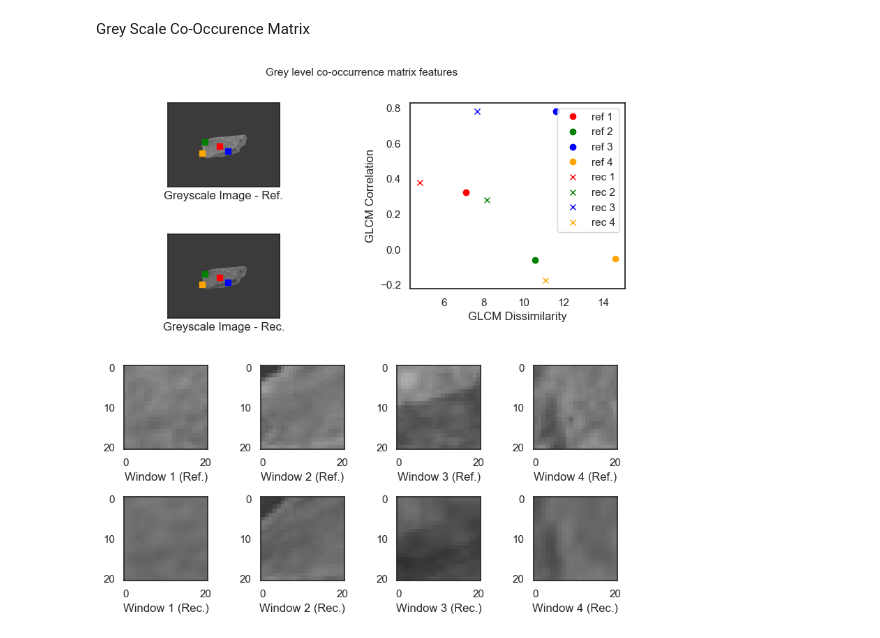
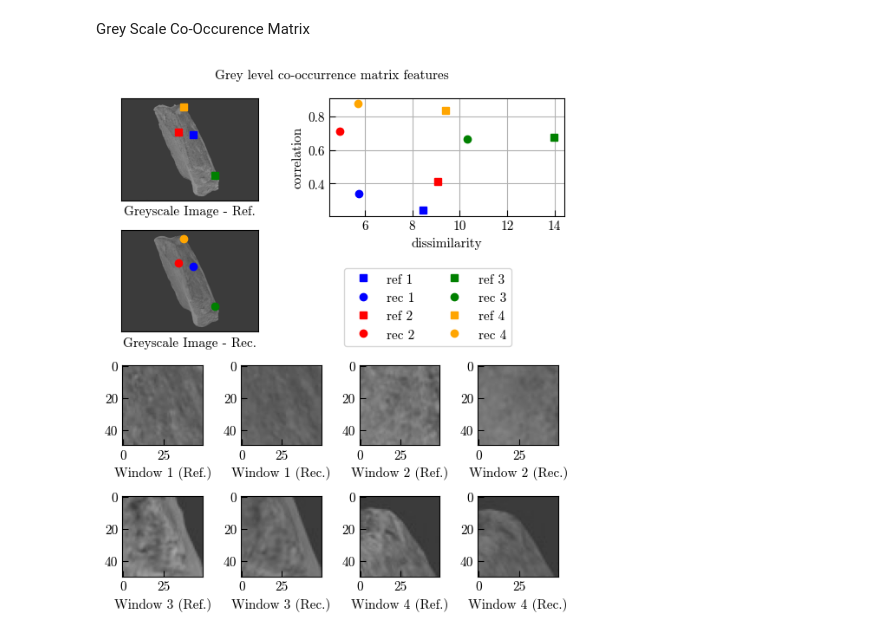
Before and after one commit to tobiashead/synthetic-pipeline-for-3d-reconstruction-of-falling-particles, a Jupyter notebook: pipeline_evaluation.ipynb, the cells around one changed output. Saved outputs shown, nothing was run; the diff lists cells and outputs as text; code cells hidden in the pictures.

```diff
--- a/pipeline_evaluation.ipynb
+++ b/pipeline_evaluation.ipynb
@@ -16,7 +16,7 @@ import shutil
 # %% [markdown]
 ### Set Output Path
 # %%
-output_path = r'c:/Users/Tobias/Documents/Masterarbeit_lokal/synthetic_pipeline/meshroom_data/Moving_MS_20_2_3cams_2'
+output_path = r'c:/Users/Tobias/Documents/Masterarbeit_lokal/synthetic_pipeline/meshroom_data/Moving_MS_20_2_3cams_6'
 # %% [markdown]
 ### loading reconstructed data and generation informations
 # %%
@@ -354,13 +350,14 @@ GetImagesForTextureEvaluation(mesh_r_trans_path,OutputTextureRec_path,params["io
 # %% [markdown]
 Grey Scale Co-Occurence Matrix
 # %%
-patch_size = 21
+patch_size = 50
 levels = 256;
-distances = 5
-image_number = 4
+distances = 3
+image_number = 3
 
 importlib.reload(sys.modules['src.TextureEvaluation']) if 'src.TextureEvaluation' in sys.modules else None
 from src.TextureEvaluation import GLCM_Evaluation
-GLCM_Evaluation(OutputTextureRef_path,OutputTextureRec_path,patch_size,image_number,levels,distances)
+GLCM_Evaluation(OutputTextureRef_path,OutputTextureRec_path,patch_size,image_number,levels,distances,random_seed=124,features = ["dissimilarity","correlation"],num_windows=4)
+# "contrast", "dissimilarity", "homogeneity", "ASM", "energy", "correlation"
 # %% [output]
-[figure, old version]
+[figure, new version]
```
Also changed, not shown: parts of 11 cells of this notebook, 6 other files.
